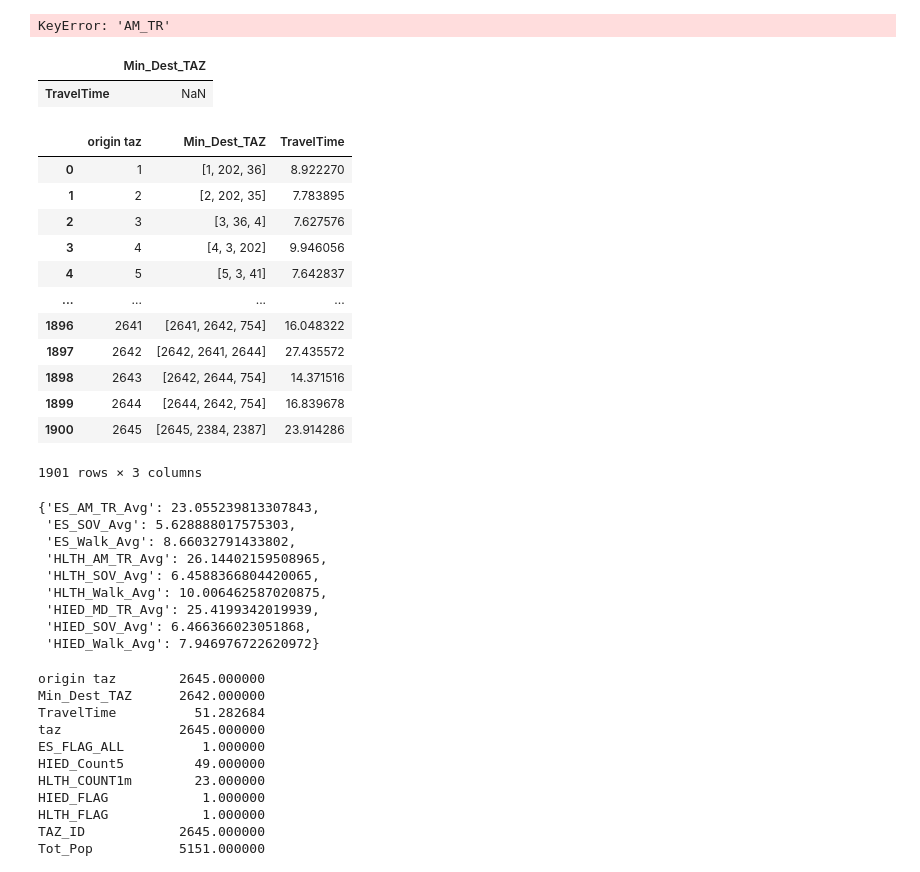
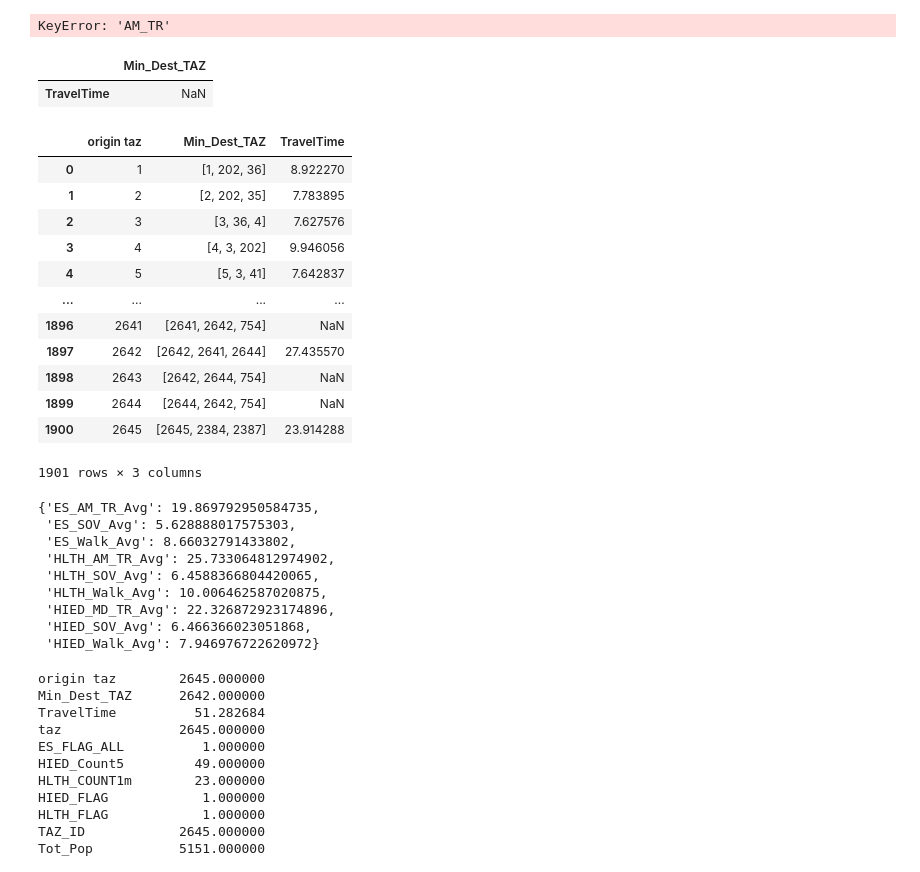
Before and after one commit to mmatkinson7/LRTP_DIDB_AVGTT, a Jupyter notebook: LTRP_DIDB_AVGTT_JULY21.ipynb, the cells around one changed output. Cells and saved outputs as stored; diff of their text form; code cells hidden in the pictures.

```diff
--- a/LTRP_DIDB_AVGTT_JULY21.ipynb
+++ b/LTRP_DIDB_AVGTT_JULY21.ipynb
@@ -191,11 +191,11 @@ temp = pd.DataFrame({'Min_Dest_TAZ': Min_Dest_TAZ}, {'TravelTime':TravelTime})
 #Avgs['ES_'+x] = Avgs['ES_'+x].merge(right = temp, how = 'left')
 # %% [output]
 KeyError: 'AM_TR'
-# %%
-temp
-# %% [output]
-|  | Min_Dest_TAZ |
-| TravelTime | NaN |
+# %%
+temp
+# %% [output]
+|  | Min_Dest_TAZ |
+| TravelTime | NaN |
 # %%
 #make DAT tables (get min for each cell!)
 #AM_Tables['AM_DAT'] = np.fmin(np.fmin(AM_Tables['DAT_Boat'],AM_Tables['DAT_CR']), np.fmin(AM_Tables['DAT_LB'],AM_Tables['DAT_RT']))
@@ -232,7 +232,7 @@ for x in ['AM_TR', 'SOV', 'Walk']:
         TravelTime ={}
         for index, row in AM_Tables['AM_TR'].loc[:,ES_list].iterrows(): #for every row get lowest 3
             Min_Dest_TAZ[index] = str(list(row.sort_values()[:3].index))#index (e.g. TAZ destinations)
-            TravelTime[index]=np.nansum(row.sort_values()[:3].values)/3 # values
+            TravelTime[index]=sum(row.sort_values()[:3].values)/3 # values
         #turn into dataframe and join to main table
         temp = pd.DataFrame.from_dict(Min_Dest_TAZ, orient='index', columns=['Min_Dest_TAZ']).join(
             other = pd.DataFrame.from_dict(TravelTime, orient='index', columns=['TravelTime']))
@@ -249,45 +249,69 @@ for x in ['AM_TR', 'SOV', 'Walk']:
 #SOV - Healthcare
 for x in ['AM_TR', 'SOV', 'Walk']:
     Avgs['HLTH_'+x] = AM_Tables[x].loc[:,HLTH_list] #restrict columns to just what is an HLTH destination TAZ
-    Avgs['HLTH_'+x]['Min_Dest_TAZ'] = Avgs['HLTH_'+x].idxmin(axis=1) #new column with the column name of the smallest time in each row
-    Avgs['HLTH_'+x]['TravelTime'] = Avgs['HLTH_'+x].min(1) #new column with the min val in each row (corresponds with dest TAZ above)
+    if x == 'AM_TR':
+        #get the 3 dest TAZs that are the closest
+        Min_Dest_TAZ={}
+        TravelTime ={}
+        for index, row in AM_Tables['AM_TR'].loc[:,HLTH_list].iterrows(): #for every row get lowest 3
+            Min_Dest_TAZ[index] = str(list(row.sort_values()[:3].index))#index (e.g. TAZ destinations)
+            TravelTime[index]=sum(row.sort_values()[:3].values)/3 # values
+        #turn into dataframe and join to main table
+        temp = pd.DataFrame.from_dict(Min_Dest_TAZ, orient='index', columns=['Min_Dest_TAZ']).join(
+            other = pd.DataFrame.from_dict(TravelTime, orient='index', columns=['TravelTime']))
+        Avgs['HLTH_'+x] = Avgs['HLTH_'+x].join(other = temp, how = 'left')
+    else:
+        Avgs['HLTH_'+x]['Min_Dest_TAZ'] = Avgs['HLTH_'+x].idxmin(axis=1) #new column with the column name of the smallest time in each row
+        Avgs['HLTH_'+x]['TravelTime'] = Avgs['HLTH_'+x].min(1) #new column with the min val in each row (corresponds with dest TAZ above)
     Avgs['HLTH_'+x] = Avgs['HLTH_'+x].reset_index() #turn index into origin taz field
     Avgs['HLTH_'+x] = Avgs['HLTH_'+x].rename(columns = {'index':'origin taz'})
 
     Avgs['HLTH_'+x] = Avgs['HLTH_'+x][['origin taz', 'Min_Dest_TAZ', 'TravelTime']] #restrict to a manageable table
 
 #SOV - HiEd(MD)
 #Transit - HiEd (MD)
 #Walking - HiEd
 for x in ['MD_TR', 'SOV', 'Walk']:
     Avgs['HIED_'+x] = MD_Tables[x].loc[:,HIED_list] #restrict columns to just what is an HiED destination TAZ
-    Avgs['HIED_'+x]['Min_Dest_TAZ'] = Avgs['HIED_'+x].idxmin(axis=1) #new column with the column name of the smallest time in each row
-    Avgs['HIED_'+x]['TravelTime'] = Avgs['HIED_'+x].min(1) #new column with the min val in each row (corresponds with dest TAZ above)
+    if x == 'MD_TR':
+        #get the 3 dest TAZs that are the closest
+        Min_Dest_TAZ={}
+        TravelTime ={}
+        for index, row in MD_Tables['MD_TR'].loc[:,HIED_list].iterrows(): #for every row get lowest 3
+            Min_Dest_TAZ[index] = str(list(row.sort_values()[:3].index))#index (e.g. TAZ destinations)
+            TravelTime[index]=sum(row.sort_values()[:3].values)/3 # values
+        #turn into dataframe and join to main table
+        temp = pd.DataFrame.from_dict(Min_Dest_TAZ, orient='index', columns=['Min_Dest_TAZ']).join(
+            other = pd.DataFrame.from_dict(TravelTime, orient='index', columns=['TravelTime']))
+        Avgs['HIED_'+x] = Avgs['HIED_'+x].join(other = temp, how = 'left')
+    else:
+        Avgs['HIED_'+x]['Min_Dest_TAZ'] = Avgs['HIED_'+x].idxmin(axis=1) #new column with the column name of the smallest time in each row
+        Avgs['HIED_'+x]['TravelTime'] = Avgs['HIED_'+x].min(1) #new column with the min val in each row (corresponds with dest TAZ above)
     Avgs['HIED_'+x] = Avgs['HIED_'+x].reset_index() #turn index into origin taz field
     Avgs['HIED_'+x] = Avgs['HIED_'+x].rename(columns = {'index':'origin taz'})
 
     Avgs['HIED_'+x] = Avgs['HIED_'+x][['origin taz', 'Min_Dest_TAZ', 'TravelTime']] #restrict to a manageable table
 
 
 #if want to not restrict to just transit (e.g. if O and D are same TAZ)
 #ES_RT.loc[ES_RT['origin taz'].isin(ES_list), 'Min_Dest_TAZ'] = ES_RT['origin taz'] #if taz is already a dest taz, set D taz to O taz
 #ES_RT.loc[ES_RT['origin taz'] == ES_RT['Min_Dest_TAZ'], 'TravelTime'] = None #if the taz is a dest taz, set TT to null
 #note here: so there will never be a transit value if the dest taz is the same as the origin taz
 #will need to replace with Walk or SOV here - depends on DAT or WAT?
 Avgs['ES_AM_TR']
 # %% [output]
 |  | origin taz | Min_Dest_TAZ | TravelTime |
 | 0 | 1 | [1, 202, 36] | 8.922270 |
 | 1 | 2 | [2, 202, 35] | 7.783895 |
 | 2 | 3 | [3, 36, 4] | 7.627576 |
 | 3 | 4 | [4, 3, 202] | 9.946056 |
 | 4 | 5 | [5, 3, 41] | 7.642837 |
 | ... | ... | ... | ... |
-| 1896 | 2641 | [2641, 2642, 754] | 16.048322 |
-| 1897 | 2642 | [2642, 2641, 2644] | 27.435572 |
-| 1898 | 2643 | [2642, 2644, 754] | 14.371516 |
-| 1899 | 2644 | [2644, 2642, 754] | 16.839678 |
-| 1900 | 2645 | [2645, 2384, 2387] | 23.914286 |
+| 1896 | 2641 | [2641, 2642, 754] | NaN |
+| 1897 | 2642 | [2642, 2641, 2644] | 27.435570 |
+| 1898 | 2643 | [2642, 2644, 754] | NaN |
+| 1899 | 2644 | [2644, 2642, 754] | NaN |
+| 1900 | 2645 | [2645, 2384, 2387] | 23.914288 |
 1901 rows × 3 columns
 # %%
 ##Calculate Averages PART 2
@@ -304,13 +328,13 @@ for x in Avgs.keys():
     Avgs[x]['Avg'] = avg #add a avg field for calc later
 AvgNums
 # %% [output]
-{'ES_AM_TR_Avg': 23.055239813307843,
+{'ES_AM_TR_Avg': 19.869792950584735,
  'ES_SOV_Avg': 5.628888017575303,
  'ES_Walk_Avg': 8.66032791433802,
- 'HLTH_AM_TR_Avg': 26.14402159508965,
+ 'HLTH_AM_TR_Avg': 25.733064812974902,
  'HLTH_SOV_Avg': 6.4588366804420065,
  'HLTH_Walk_Avg': 10.006462587020875,
- 'HIED_MD_TR_Avg': 25.4199342019939,
+ 'HIED_MD_TR_Avg': 22.326872923174896,
  'HIED_SOV_Avg': 6.466366023051868,
  'HIED_Walk_Avg': 7.946976722620972}
 # %%
```
Also changed, not shown: parts of 1 cell of this notebook.
